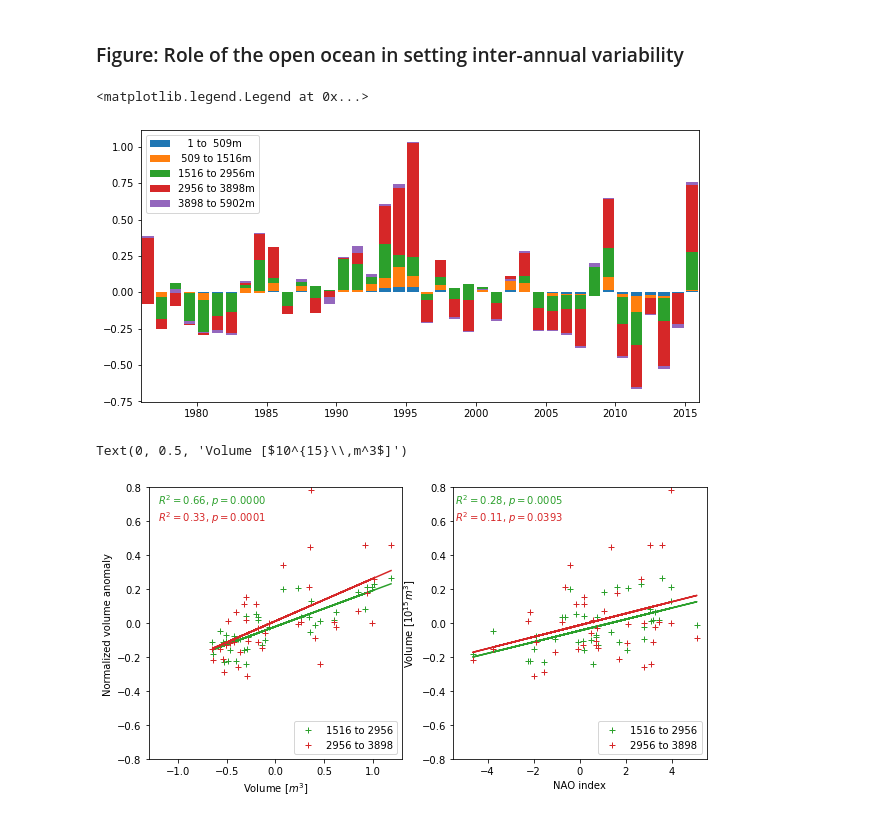
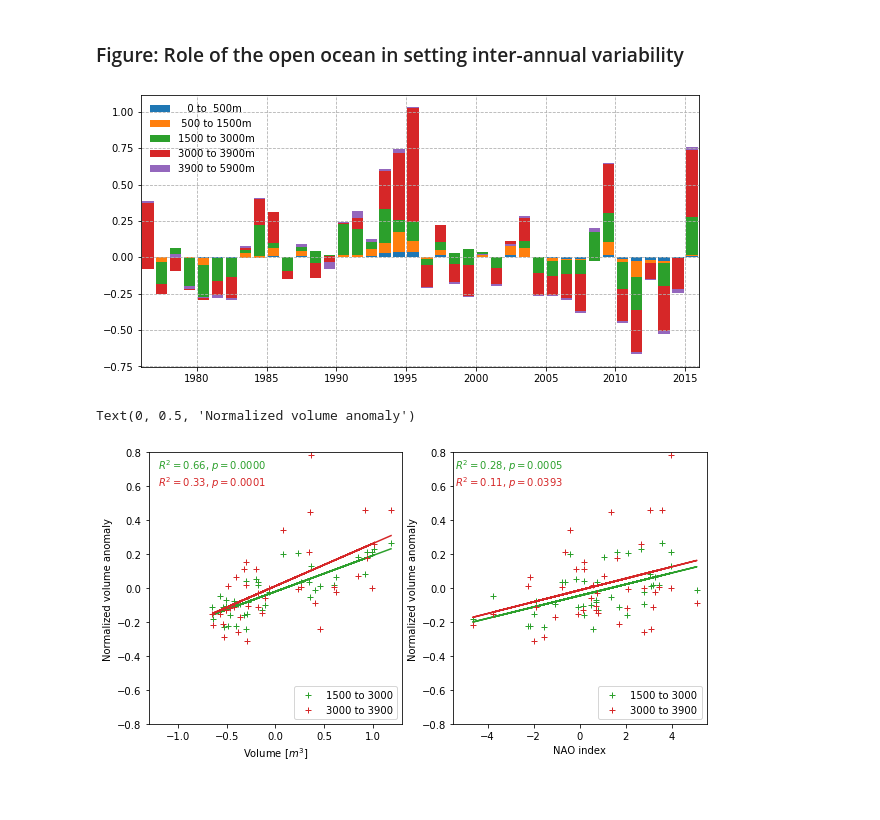
Before and after one commit to gmacgilchrist/draw_figs_nadw_var, a Jupyter notebook: draw_bathy-anom.ipynb, the cells around one changed output. Cells and saved outputs as stored; diff of their text form; code cells hidden in the pictures.

```diff
--- a/draw_bathy-anom.ipynb
+++ b/draw_bathy-anom.ipynb
@@ -29,7 +29,7 @@ vlag = xr.open_dataarray(filepath_vlag)
 # Get the Lagrangian data and the grid data on the same grid
 # Assign coordinates
 zgrid = zgrid.assign_coords({'x':range(1,zgrid.x.size+1),'y':range(1,zgrid.y.size+1)})
-depth = np.round(zgrid['gdept_0'].isel(final_x_bin=0,final_y_bin=0)
+depth = np.round(zgrid['gdept_0'])
 # Subset grid to region_limits
 xmask = (zgrid.x>=np.floor(vlag.final_x_bin.min())) & (zgrid.x<np.ceil(vlag.final_x_bin.max()))
 ymask = (zgrid.y>=np.floor(vlag.final_y_bin.min())) & (zgrid.y<np.ceil(vlag.final_y_bin.max()))
@@ -76,7 +76,7 @@ vlag_bathy = hist(vlag.mbathy,
 vlag_itmean = vlag_all.where(vlag_all!=0).mean('init_t_bin')
 # Now mean as a function of bathymetry
 vlag_bathy_itmean = vlag_bathy.where(vlag_bathy!=0).mean('init_t_bin')
-vlag_bathy_anom = (vlag_bathy.isel(init_t_bin=-1)-vlag_bathy_itmean)/vlag_all_itmean # Note that division is by the mean 'total volume' at that age
+vlag_bathy_anom = (vlag_bathy.isel(init_t_bin=-1)-vlag_bathy_itmean)/vlag_itmean # Note that division is by the mean 'total volume' at that age
 # Rebrand coord as year
 vlag_bathy_anom = vlag_bathy_anom.rename(
     {'final_age_bin':'final_year_bin'}).assign_coords(
@@ -103,23 +103,23 @@ df = pd.DataFrame({'years':years_vals,'nao':nao_vals,'vmld_anom':vmld_vals,
 # %%
 fig,ax0 = plt.subplots(figsize=(10,5))
 xlims = [yrst+18,yrend]
 bottom = np.zeros(shape=(len(df['years'])))
 count=0
 for b in bathys_c:
     if b==bathys_c[-1]:
         # Because range of bathys designed to capture all levels, need to taper in lat value
-        depthrange = str('{:4.0f}'.format(depth[bathys[count]-1].values))+' to '+str('{:4.0f}'.format(depth[bathys[count+1]-2].values)+'m')
+        depthrange = str('{:4.0f}'.format(np.round(depth[bathys[count]-1].values,-2)))+' to '+str('{:4.0f}'.format(np.round(depth[bathys[count+1]-2].values,-2))+'m')
     else:
-        depthrange = str('{:4.0f}'.format(depth[bathys[count]-1].values))+' to '+str('{:4.0f}'.format(depth[bathys[count+1]-1].values)+'m')
+        depthrange = str('{:4.0f}'.format(np.round(depth[bathys[count]-1].values,-2)))+' to '+str('{:4.0f}'.format(np.round(depth[bathys[count+1]-1].values,-2))+'m')
         count+=1
 
     ax0.bar(df['years'],df[str(b)],bottom=bottom,label=depthrange)
     bottom += df[str(b)]
 ax0.set_xlim(xlims)
-ax0.legend()
+ax0.legend(frameon=False)
+ax0.grid(linestyle='--')
 # %% [output]
-<matplotlib.legend.Legend at 0x...>
-[figure, old version]
+[figure, new version]
 # %%
 ## PANEL: Regression (mixed layer volume anomaly)
 xlims=[-1.3,1.3]
@@ -130,13 +130,13 @@ color_b2 = 'tab:red'
 fig,(ax_regress1,ax_regress2) = plt.subplots(figsize=(10,5),ncols=2)
 
 result = sm.ols(formula='Q("55.5") ~ vmld_anom', data=df).fit()
-ax_regress1.plot(1E-15*df['vmld_anom'],df['55.5'],'+',color=color_b1,label='1516 to 2956')
+ax_regress1.plot(1E-15*df['vmld_anom'],df['55.5'],'+',color=color_b1,label='1500 to 3000')
 ax_regress1.plot(1E-15*df['vmld_anom'],result.params.Intercept+result.params.vmld_anom*df['vmld_anom'],'-',color=color_b1)
 ax_regress1.text(xlims[0]+0.1,ylims[1]-0.1,
                  '$R^2 = $'+str('{0:.2f}'.format(result.rsquared))+', $p = $'+str('{0:.4f}'.format(result.f_pvalue)),
                  color=color_b1)
 result = sm.ols(formula='Q("62.5") ~ vmld_anom', data=df).fit()
-ax_regress1.plot(1E-15*df['vmld_anom'],df['62.5'],'+',color=color_b2,label='2956 to 3898')
+ax_regress1.plot(1E-15*df['vmld_anom'],df['62.5'],'+',color=color_b2,label='3000 to 3900')
 ax_regress1.plot(1E-15*df['vmld_anom'],result.params.Intercept+result.params.vmld_anom*df['vmld_anom'],'-',color=color_b2)
 ax_regress1.text(xlims[0]+0.1,ylims[1]-0.2,
                  '$R^2 = $'+str('{0:.2f}'.format(result.rsquared))+', $p = $'+str('{0:.4f}'.format(result.f_pvalue)),
@@ -155,13 +155,13 @@ color_b1 = 'tab:green'
 color_b2 = 'tab:red'
 
 result = sm.ols(formula='Q("55.5") ~ nao', data=df).fit()
-ax_regress2.plot(df['nao'],df['55.5'],'+',color=color_b1,label='1516 to 2956')
+ax_regress2.plot(df['nao'],df['55.5'],'+',color=color_b1,label='1500 to 3000')
 ax_regress2.plot(df['nao'],result.params.Intercept+result.params.nao*df['nao'],'-',color=color_b1)
 ax_regress2.text(xlims[0]+0.1,ylims[1]-0.1,
                  '$R^2 = $'+str('{0:.2f}'.format(result.rsquared))+', $p = $'+str('{0:.4f}'.format(result.f_pvalue)),
                  color=color_b1)
 result = sm.ols(formula='Q("62.5") ~ nao', data=df).fit()
-ax_regress2.plot(df['nao'],df['62.5'],'+',color=color_b2,label='2956 to 3898')
+ax_regress2.plot(df['nao'],df['62.5'],'+',color=color_b2,label='3000 to 3900')
 ax_regress2.plot(df['nao'],result.params.Intercept+result.params.nao*df['nao'],'-',color=color_b2)
 ax_regress2.text(xlims[0]+0.1,ylims[1]-0.2,
                  '$R^2 = $'+str('{0:.2f}'.format(result.rsquared))+', $p = $'+str('{0:.4f}'.format(result.f_pvalue)),
@@ -171,7 +171,7 @@ ax_regress2.legend(loc='lower right')
 ax_regress2.set_xlim(xlims)
 ax_regress2.set_xlabel('NAO index')
 ax_regress2.set_ylim(ylims)
-ax_regress2.set_ylabel('Volume [$10^{15}\,m^3$]')
+ax_regress2.set_ylabel('Normalized volume anomaly')
 # %% [output]
-Text(0, 0.5, 'Volume [$10^{15}\\,m^3$]')
+Text(0, 0.5, 'Normalized volume anomaly')
-[figure, old version]
+[figure, new version]
```
Also changed, not shown: 1 other file.
